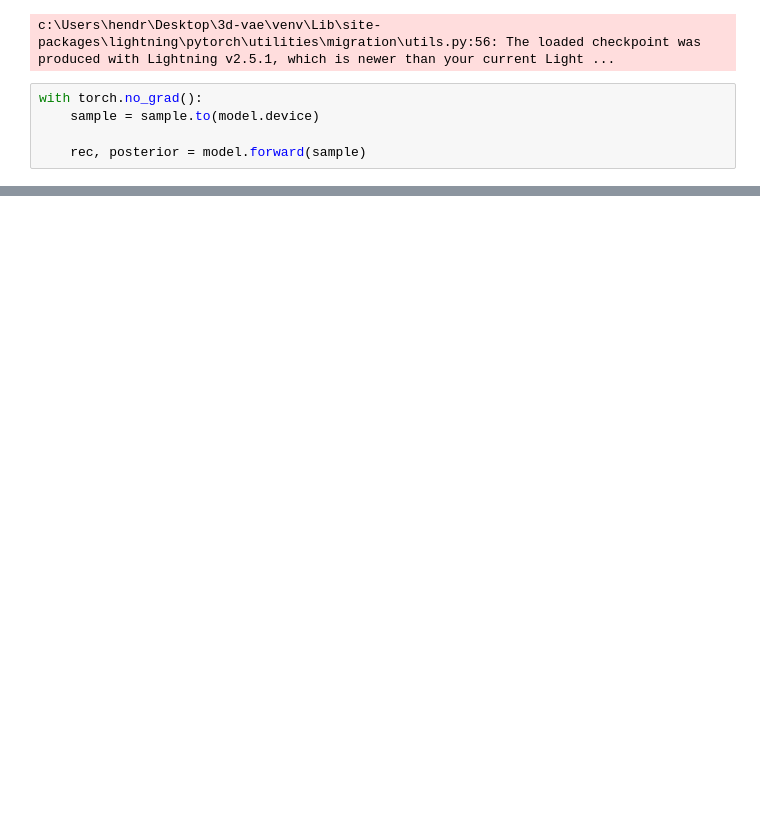
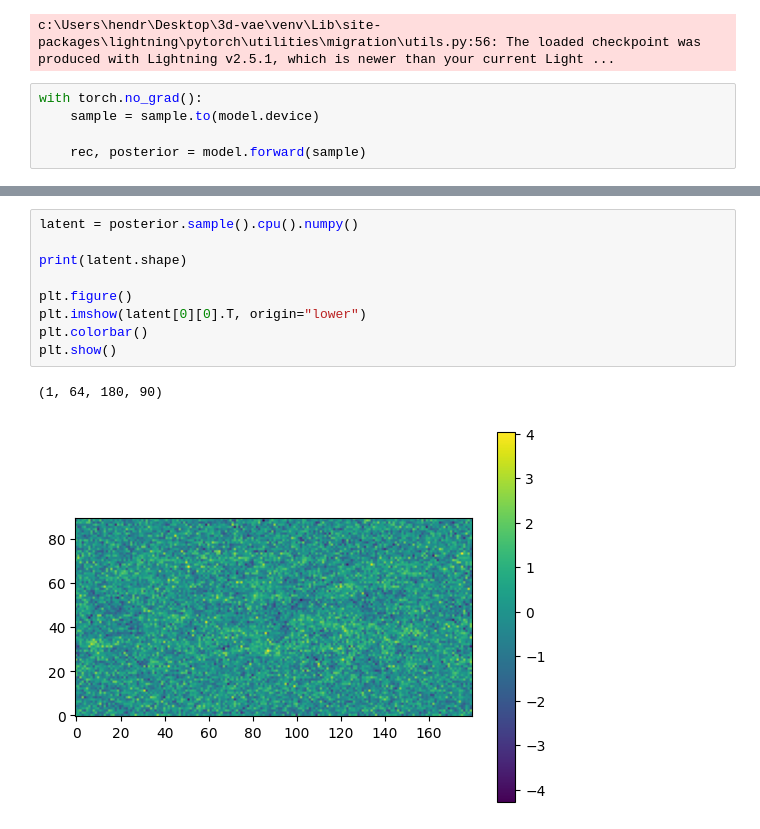
Before and after one commit to HendricSch/3d-vae, a Jupyter notebook: inference.ipynb, the cells around one changed output, grey strips where cells are left out. Cells and saved outputs as stored; diff of their text form; blank space fills up the shorter version.

```diff
--- a/inference.ipynb
+++ b/inference.ipynb
@@ -39,3 +39,15 @@ plt.imshow(geo[50].T, origin="lower")
+# %%
+latent = posterior.sample().cpu().numpy()
+
+print(latent.shape)
+
+plt.figure()
+plt.imshow(latent[0][0].T, origin="lower")
+plt.colorbar()
+plt.show()
+# %% [output]
+(1, 64, 180, 90)
+[figure, added]
 # %%
 geo_sample = sample.cpu()
 geo_rec = rec.cpu()
```
Also changed, not shown: parts of 9 cells of this notebook, 4 other files.
